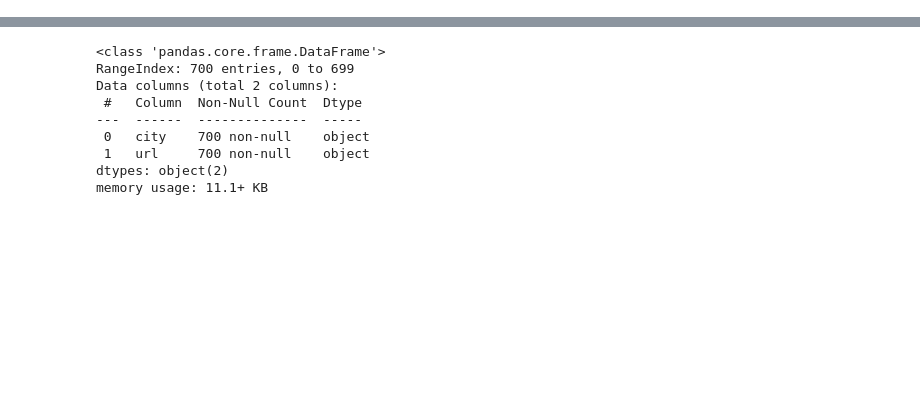
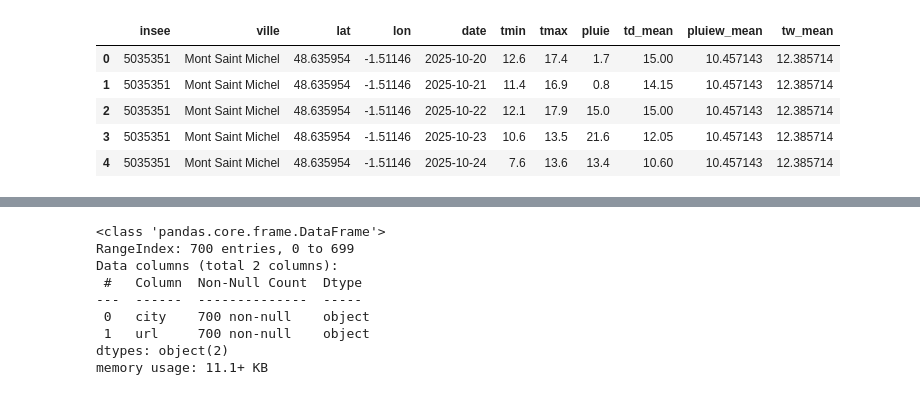
Before and after one commit to Ter0rra/02_Jedha_cdsd_bloc_1_kayak, a Jupyter notebook: Kayak_Project.ipynb, the cells around one changed output, grey strips where cells are left out. Saved outputs shown, nothing was run; the diff lists cells and outputs as text; code cells hidden in the pictures; blank space fills up the shorter version.

```diff
--- a/Kayak_Project.ipynb
+++ b/Kayak_Project.ipynb
@@ -485,15 +61,0 @@ holy_place.value
-# %%
-def get_forecast_by_city_fordf(city_name):
-    """Retourne les prévisions J→J+7 pour une ville donnée"""
-    # 1. Géocodage
-    location = geolocator.geocode(f'{city_name}, France')
-    if not location:
-        return city_name, None
-
-    # 2. Récupérer les prévisions météo + id
-    forecast = client.get_forecast(location.latitude, location.longitude)
-
-    # 3. Extraire les 7 prochains jours
-    daily = forecast.daily_forecast[:7]
-    id_place = forecast.position['insee']
-    return city_name, daily, id_place, location.latitude, location.longitude
@@ -910,0 +70,16 @@ df_all_hotels_details = pd.DataFrame(all_hotels_details)
+# %%
+# Creation of function to fetch coordinates & weather on 7 days
+def get_forecast_by_city_fordf(city_name):
+    """Returns the D→D+7 forecasts for a given city"""
+    # Geocoding
+    location = geolocator.geocode(f'{city_name}, France')
+    if not location:
+        return city_name, None
+
+    # Retrieve weather forecast + id
+    forecast = client.get_forecast(location.latitude, location.longitude)
+
+    # Extract the next 7 days
+    daily = forecast.daily_forecast[:7]
+    id_place = forecast.position['insee']
+    return city_name, daily, id_place, location.latitude, location.longitude
@@ -910,0 +169,18 @@ df_all_hotels_details = pd.DataFrame(all_hotels_details)
+# %%
+# Copy to work without deleting data
+df_w = df_weather.copy(deep=True)
+
+# Calculate mean precipitation on the 7 days for each place
+df_w['pluiew_mean'] = df_w.groupby('insee')['pluie'].transform("mean")
+
+# Calculate mean temperature on the 7 days for each place
+df_w['tw_mean'] = df_w.groupby('insee')['td_mean'].transform("mean")
+
+df_w.head()
+# %% [output]
+|  | insee | ville | lat | lon | date | tmin | tmax | pluie | td_mean | pluiew_mean | tw_mean |
+| 0 | 5035351 | Mont Saint Michel | 48.635954 | -1.51146 | 2025-10-20 | 12.6 | 17.4 | 1.7 | 15.00 | 10.457143 | 12.385714 |
+| 1 | 5035351 | Mont Saint Michel | 48.635954 | -1.51146 | 2025-10-21 | 11.4 | 16.9 | 0.8 | 14.15 | 10.457143 | 12.385714 |
+| 2 | 5035351 | Mont Saint Michel | 48.635954 | -1.51146 | 2025-10-22 | 12.1 | 17.9 | 15.0 | 15.00 | 10.457143 | 12.385714 |
+| 3 | 5035351 | Mont Saint Michel | 48.635954 | -1.51146 | 2025-10-23 | 10.6 | 13.5 | 21.6 | 12.05 | 10.457143 | 12.385714 |
+| 4 | 5035351 | Mont Saint Michel | 48.635954 | -1.51146 | 2025-10-24 | 7.6 | 13.6 | 13.4 | 10.60 | 10.457143 | 12.385714 |
```
Also changed, not shown: parts of 161 cells of this notebook.
